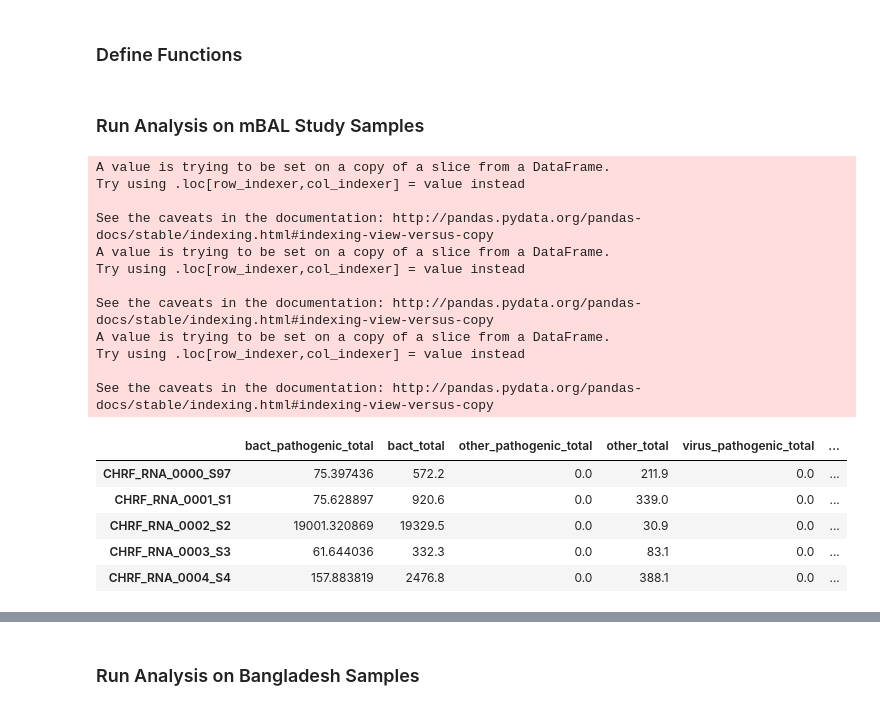
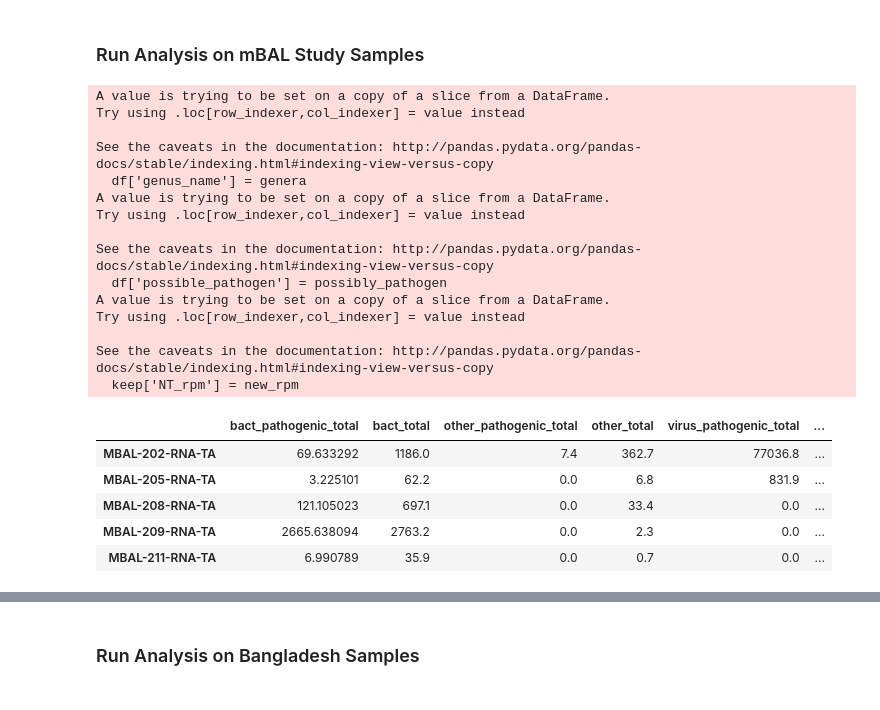
Before and after one commit to katrinakalantar/NMLHC, a Jupyter notebook: Exp0_PathogenScore/EDA_PathogenScore.ipynb, the cells around one changed output, grey strips where cells are left out. Cells and saved outputs as stored; diff of their text form; code cells hidden in the pictures.

Commit message:
clean up pathogen score EDA

```diff
--- a/Exp0_PathogenScore/EDA_PathogenScore.ipynb
+++ b/Exp0_PathogenScore/EDA_PathogenScore.ipynb
@@ -11,4 +15,2 @@ from sklearn import metrics
 
 %matplotlib inline
-# %% [markdown]
-### Define Functions
@@ -214,29 +32,32 @@ for i in metadata.index:
 
 true_class = pd.Series(classif)
 
-mBAL_microbe_stats = get_microbe_stats("./data/mbal_study_reports_073018/*.csv")
+mBAL_microbe_stats = pathogenScoreFns.get_microbe_stats("./data/mbal_study_reports_073018/*.csv", reference_pathogens)
 # %% [output]
 A value is trying to be set on a copy of a slice from a DataFrame.
 Try using .loc[row_indexer,col_indexer] = value instead
 
 See the caveats in the documentation: http://pandas.pydata.org/pandas-docs/stable/indexing.html#indexing-view-versus-copy
+  df['genus_name'] = genera
 A value is trying to be set on a copy of a slice from a DataFrame.
 Try using .loc[row_indexer,col_indexer] = value instead
 
 See the caveats in the documentation: http://pandas.pydata.org/pandas-docs/stable/indexing.html#indexing-view-versus-copy
+  df['possible_pathogen'] = possibly_pathogen
 A value is trying to be set on a copy of a slice from a DataFrame.
 Try using .loc[row_indexer,col_indexer] = value instead
 
 See the caveats in the documentation: http://pandas.pydata.org/pandas-docs/stable/indexing.html#indexing-view-versus-copy
+  keep['NT_rpm'] = new_rpm
 # %%
-mBAL_summary = summarize_results(mBAL_microbe_stats, "MBAL")
+mBAL_summary = pathogenScoreFns.summarize_results(mBAL_microbe_stats, "MBAL")
 mBAL_summary.head()
 # %% [output]
 |  | bact_pathogenic_total | bact_total | other_pathogenic_total | other_total | virus_pathogenic_total | ... |
-| CHRF_RNA_0000_S97 | 75.397436 | 572.2 | 0.0 | 211.9 | 0.0 | ... |
-| CHRF_RNA_0001_S1 | 75.628897 | 920.6 | 0.0 | 339.0 | 0.0 | ... |
-| CHRF_RNA_0002_S2 | 19001.320869 | 19329.5 | 0.0 | 30.9 | 0.0 | ... |
-| CHRF_RNA_0003_S3 | 61.644036 | 332.3 | 0.0 | 83.1 | 0.0 | ... |
-| CHRF_RNA_0004_S4 | 157.883819 | 2476.8 | 0.0 | 388.1 | 0.0 | ... |
+| MBAL-202-RNA-TA | 69.633292 | 1186.0 | 7.4 | 362.7 | 77036.8 | ... |
+| MBAL-205-RNA-TA | 3.225101 | 62.2 | 0.0 | 6.8 | 831.9 | ... |
+| MBAL-208-RNA-TA | 121.105023 | 697.1 | 0.0 | 33.4 | 0.0 | ... |
+| MBAL-209-RNA-TA | 2665.638094 | 2763.2 | 0.0 | 2.3 | 0.0 | ... |
+| MBAL-211-RNA-TA | 6.990789 | 35.9 | 0.0 | 0.7 | 0.0 | ... |
 # %%
 ### PLOTS SPECIFIC to mBAL STUDY
```
Also changed, not shown: parts of 7 cells of this notebook, 3 other files.
